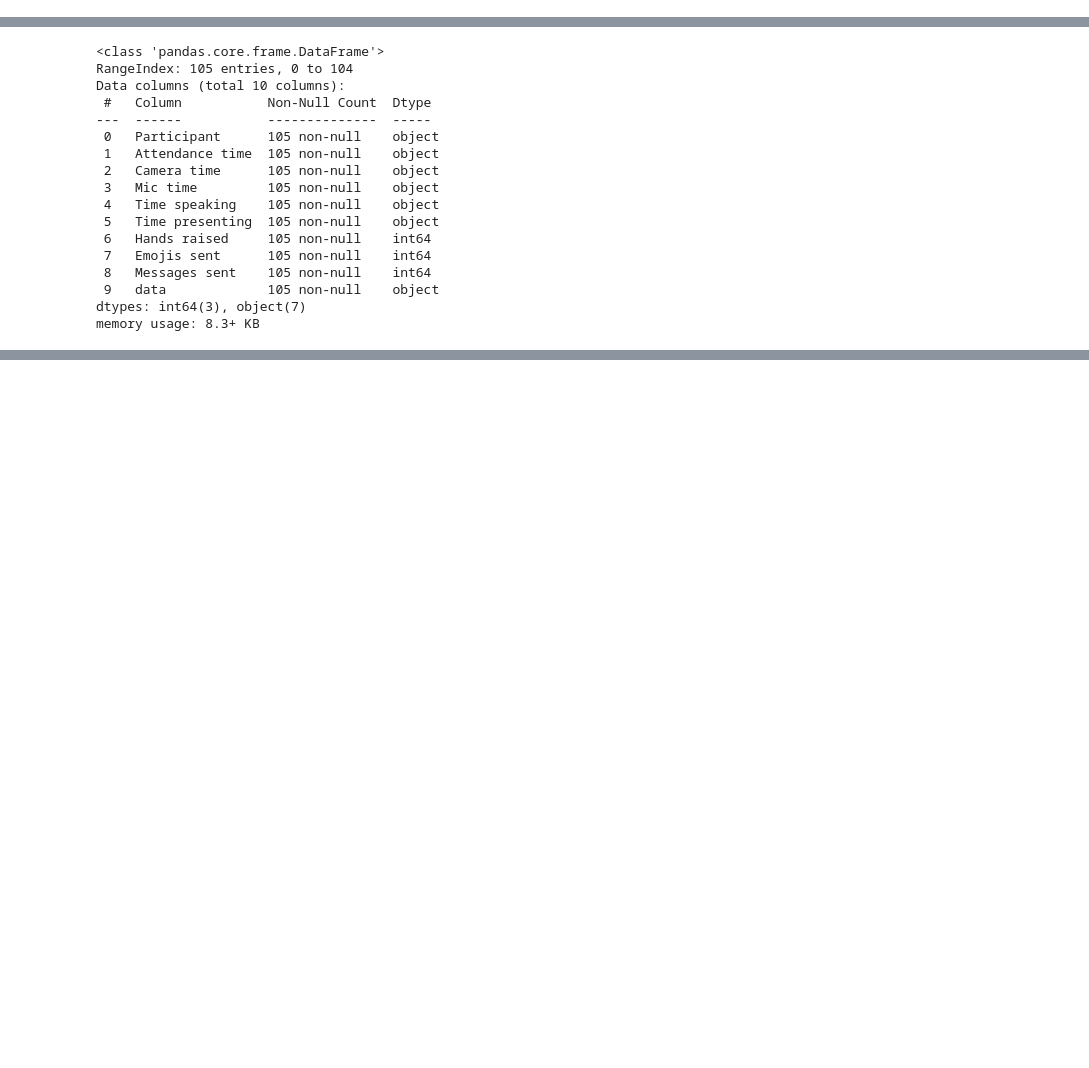
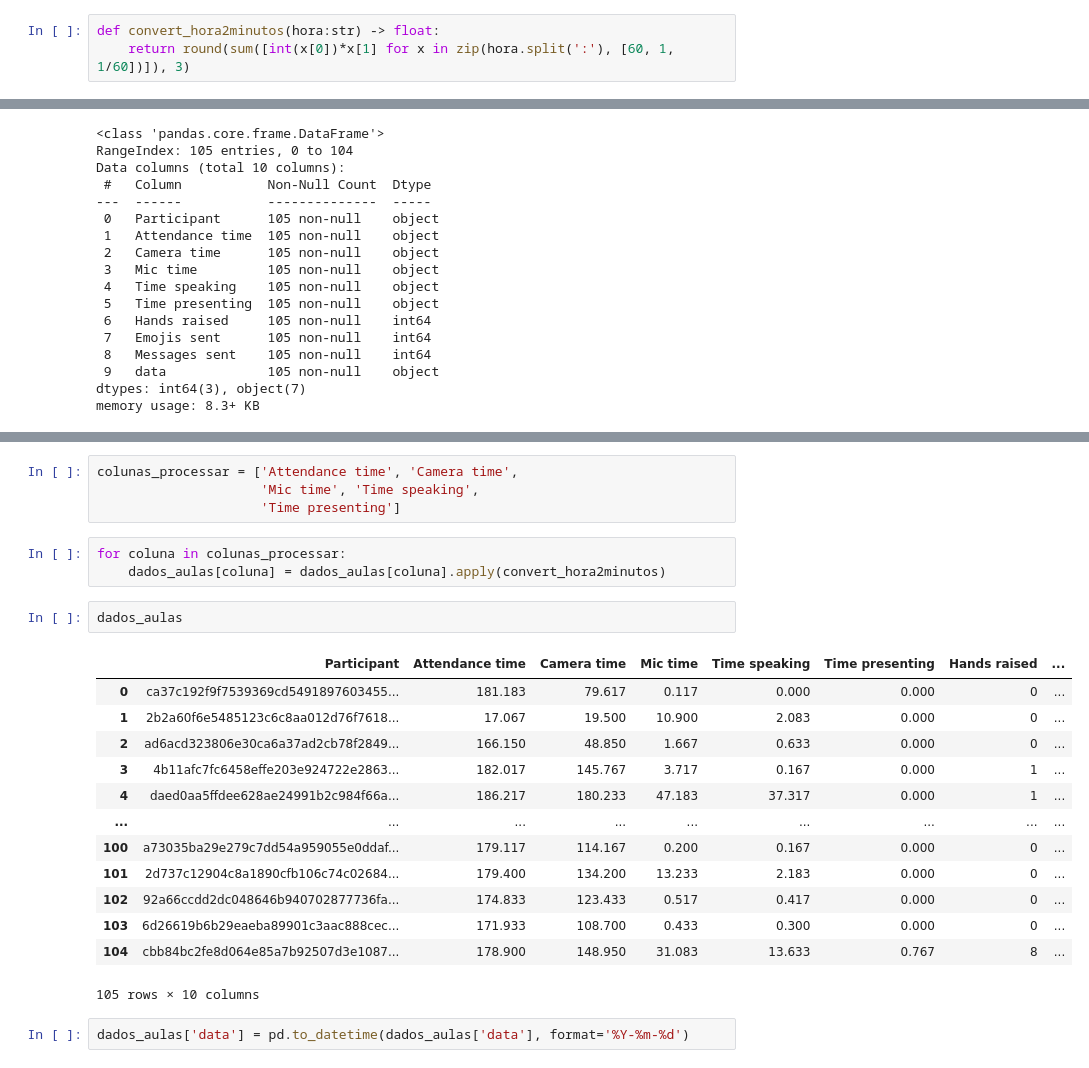
Before and after one commit to robertosgpontes/santander1175, a Jupyter notebook: EDA.ipynb, the cells around one changed output, grey strips where cells are left out. Saved outputs shown, nothing was run; the diff lists cells and outputs as text; blank space fills up the shorter version.

```diff
--- a/EDA.ipynb
+++ b/EDA.ipynb
@@ -58,3 +56,6 @@ print(sum([int(x[0])*x[1] for x in zip(str.split(':'), [60, 1, 1/60])]))
+# %%
+def convert_hora2minutos(hora:str) -> float:
+    return round(sum([int(x[0])*x[1] for x in zip(hora.split(':'), [60, 1, 1/60])]), 3)
 # %%
 dados_aulas = carrega_pasta_csv(path = os.path.join('datasets', 'alunos'))
 # %%
@@ -79,0 +90,25 @@ memory usage: 8.3+ KB
+# %%
+colunas_processar = ['Attendance time', 'Camera time',
+                     'Mic time', 'Time speaking',
+                     'Time presenting']
+# %%
+for coluna in colunas_processar:
+    dados_aulas[coluna] = dados_aulas[coluna].apply(convert_hora2minutos)
+# %%
+dados_aulas
+# %% [output]
+|  | Participant | Attendance time | Camera time | Mic time | Time speaking | Time presenting | Hands raised | ... |
+| 0 | ca37c192f9f7539369cd5491897603455... | 181.183 | 79.617 | 0.117 | 0.000 | 0.000 | 0 | ... |
+| 1 | 2b2a60f6e5485123c6c8aa012d76f7618... | 17.067 | 19.500 | 10.900 | 2.083 | 0.000 | 0 | ... |
+| 2 | ad6acd323806e30ca6a37ad2cb78f2849... | 166.150 | 48.850 | 1.667 | 0.633 | 0.000 | 0 | ... |
+| 3 | 4b11afc7fc6458effe203e924722e2863... | 182.017 | 145.767 | 3.717 | 0.167 | 0.000 | 1 | ... |
+| 4 | daed0aa5ffdee628ae24991b2c984f66a... | 186.217 | 180.233 | 47.183 | 37.317 | 0.000 | 1 | ... |
+| ... | ... | ... | ... | ... | ... | ... | ... | ... |
+| 100 | a73035ba29e279c7dd54a959055e0ddaf... | 179.117 | 114.167 | 0.200 | 0.167 | 0.000 | 0 | ... |
+| 101 | 2d737c12904c8a1890cfb106c74c02684... | 179.400 | 134.200 | 13.233 | 2.183 | 0.000 | 0 | ... |
+| 102 | 92a66ccdd2dc048646b940702877736fa... | 174.833 | 123.433 | 0.517 | 0.417 | 0.000 | 0 | ... |
+| 103 | 6d26619b6b29eaeba89901c3aac888cec... | 171.933 | 108.700 | 0.433 | 0.300 | 0.000 | 0 | ... |
+| 104 | cbb84bc2fe8d064e85a7b92507d3e1087... | 178.900 | 148.950 | 31.083 | 13.633 | 0.767 | 8 | ... |
+105 rows × 10 columns
+# %%
+dados_aulas['data'] = pd.to_datetime(dados_aulas['data'], format='%Y-%m-%d')
```
Also changed, not shown: parts of 20 cells of this notebook.
